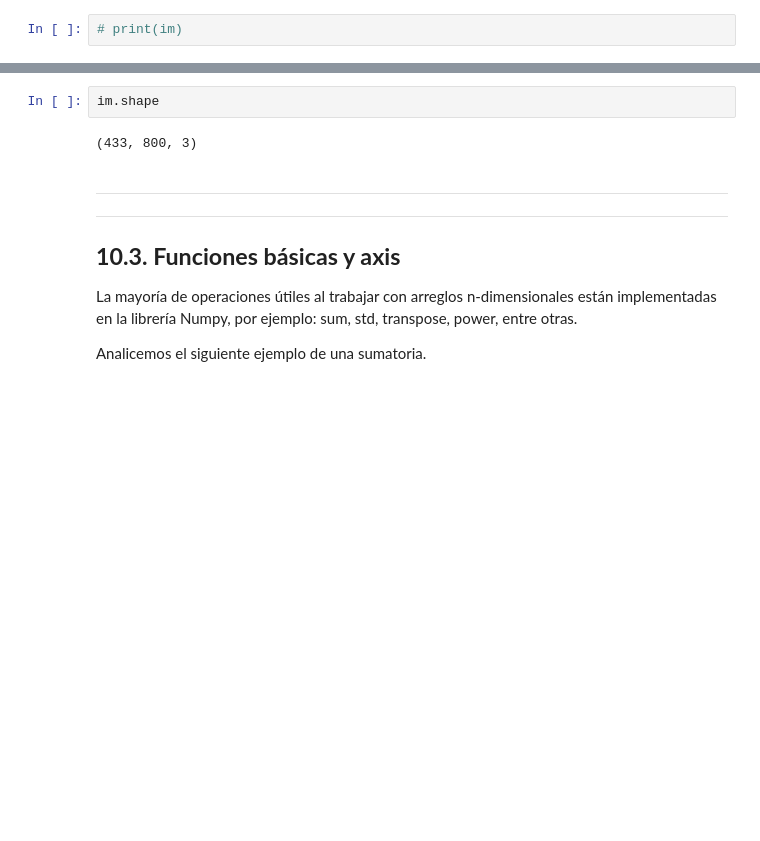
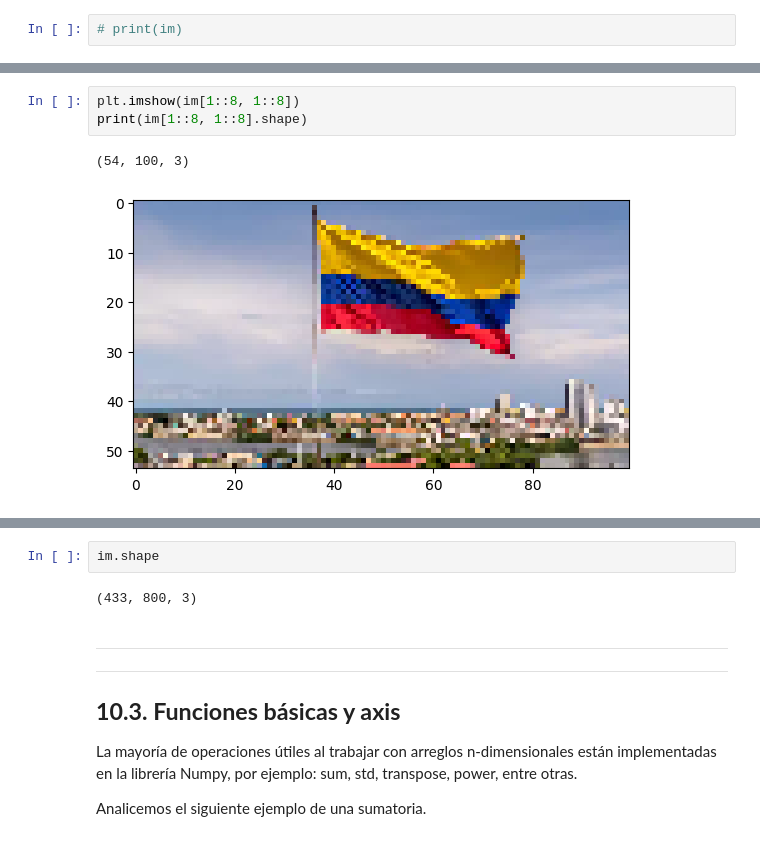
Before and after one commit to estebangonzalezITM/ProgramacionAvanzada_2026-1, a Jupyter notebook: Notebooks/10_Numpy.ipynb, the cells around one changed output, grey strips where cells are left out. Cells and saved outputs as stored; diff of their text form; blank space fills up the shorter version.

```diff
--- a/Notebooks/10_Numpy.ipynb
+++ b/Notebooks/10_Numpy.ipynb
@@ -931,2 +1135,8 @@ plt.imshow(im[100:,40:230])
+# %%
+plt.imshow(im[1::8, 1::8])
+print(im[1::8, 1::8].shape)
+# %% [output]
+(54, 100, 3)
+[figure, added]
 # %%
 plt.imshow(im[100:,40:230,1])
```
Also changed, not shown: parts of 145 cells of this notebook.
